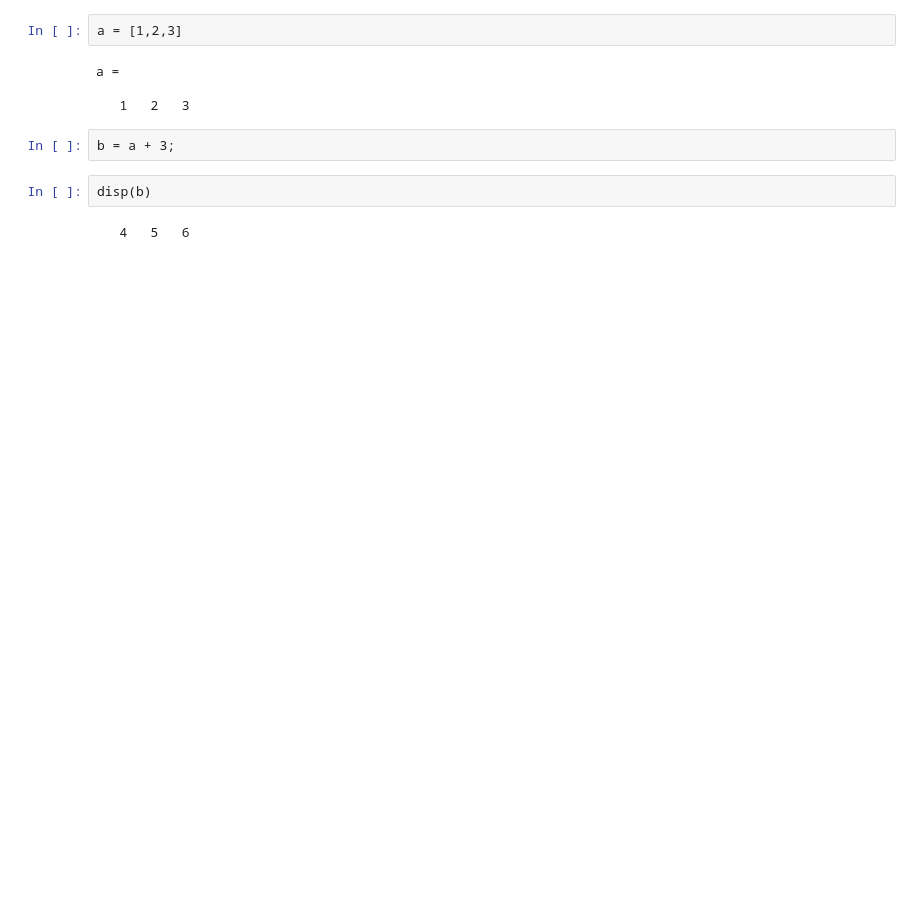
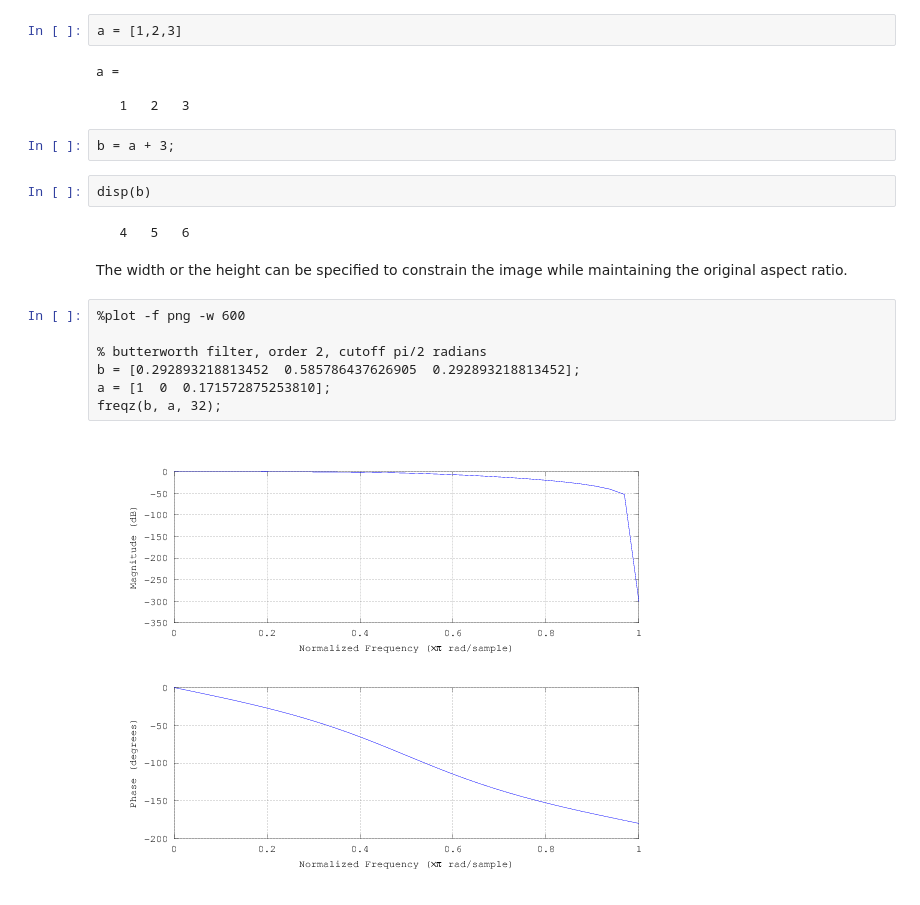
Before and after one commit to Calysto/octave_kernel, a Jupyter notebook: octave_kernel.ipynb, the cells around one changed output. Drawn from its saved outputs; the diff is of its cells as text; blank space fills up the shorter version.

```diff
--- a/octave_kernel.ipynb
+++ b/octave_kernel.ipynb
@@ -27,3 +32,14 @@ b = a + 3;
 disp(b)
 # %% [output]
    4   5   6
+# %% [markdown]
+The width or the height can be specified to constrain the image while maintaining the original aspect ratio.
+# %%
+%plot -f png -w 600
+
+% butterworth filter, order 2, cutoff pi/2 radians
+b = [0.292893218813452  0.585786437626905  0.292893218813452];
+a = [1  0  0.171572875253810];
+freqz(b, a, 32);
+# %% [output]
+[figure, added]
```
Also changed, not shown: parts of 6 cells of this notebook, 1 other file.
